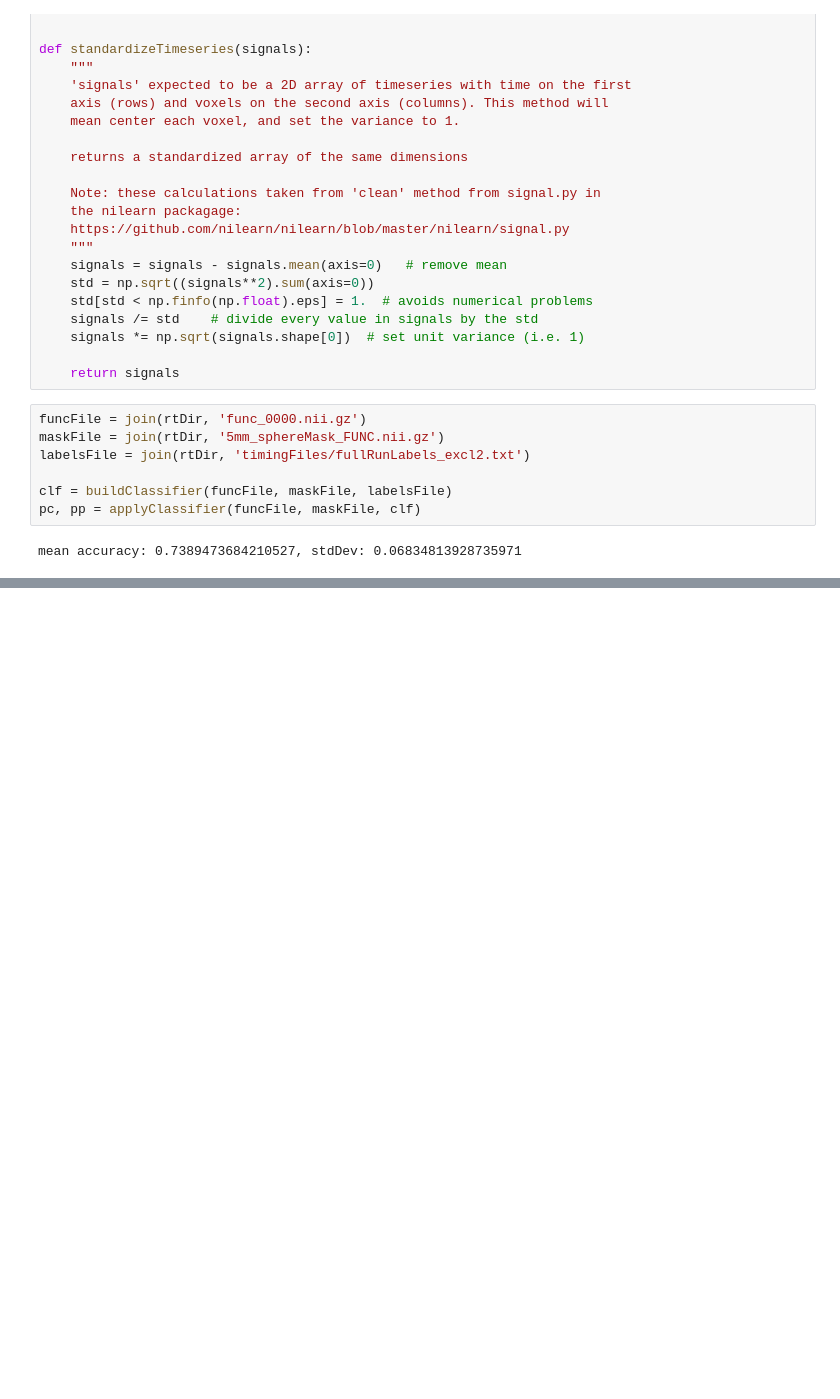
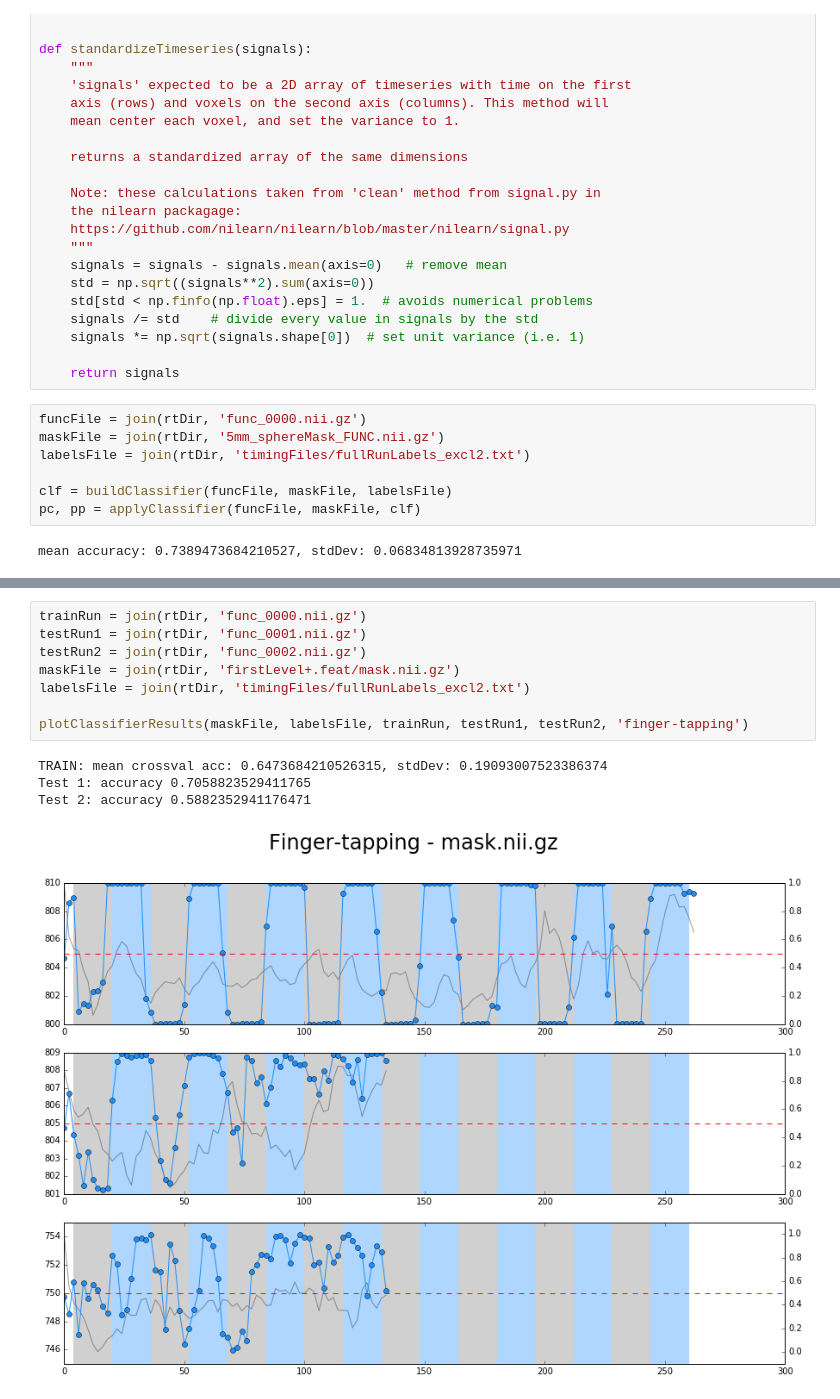
Before and after one commit to jeffmacinnes/b2b, a Jupyter notebook: analysis/pilot2/pilot2_analyses.ipynb, the cells around one changed output, grey strips where cells are left out. Cells and saved outputs as stored; diff of their text form; blank space fills up the shorter version.

```diff
--- a/analysis/pilot2/pilot2_analyses.ipynb
+++ b/analysis/pilot2/pilot2_analyses.ipynb
@@ -388,0 +367,13 @@ Test 2: accuracy 0.7205882352941176
+# %%
+trainRun = join(rtDir, 'func_0000.nii.gz')
+testRun1 = join(rtDir, 'func_0001.nii.gz')
+testRun2 = join(rtDir, 'func_0002.nii.gz')
+maskFile = join(rtDir, 'firstLevel+.feat/mask.nii.gz')
+labelsFile = join(rtDir, 'timingFiles/fullRunLabels_excl2.txt')
+
+plotClassifierResults(maskFile, labelsFile, trainRun, testRun1, testRun2, 'finger-tapping')
+# %% [output]
+TRAIN: mean crossval acc: 0.6473684210526315, stdDev: 0.19093007523386374
+Test 1: accuracy 0.7058823529411765
+Test 2: accuracy 0.5882352941176471
+[figure, added]
```
Also changed, not shown: parts of 2 cells of this notebook, 1 other file.
